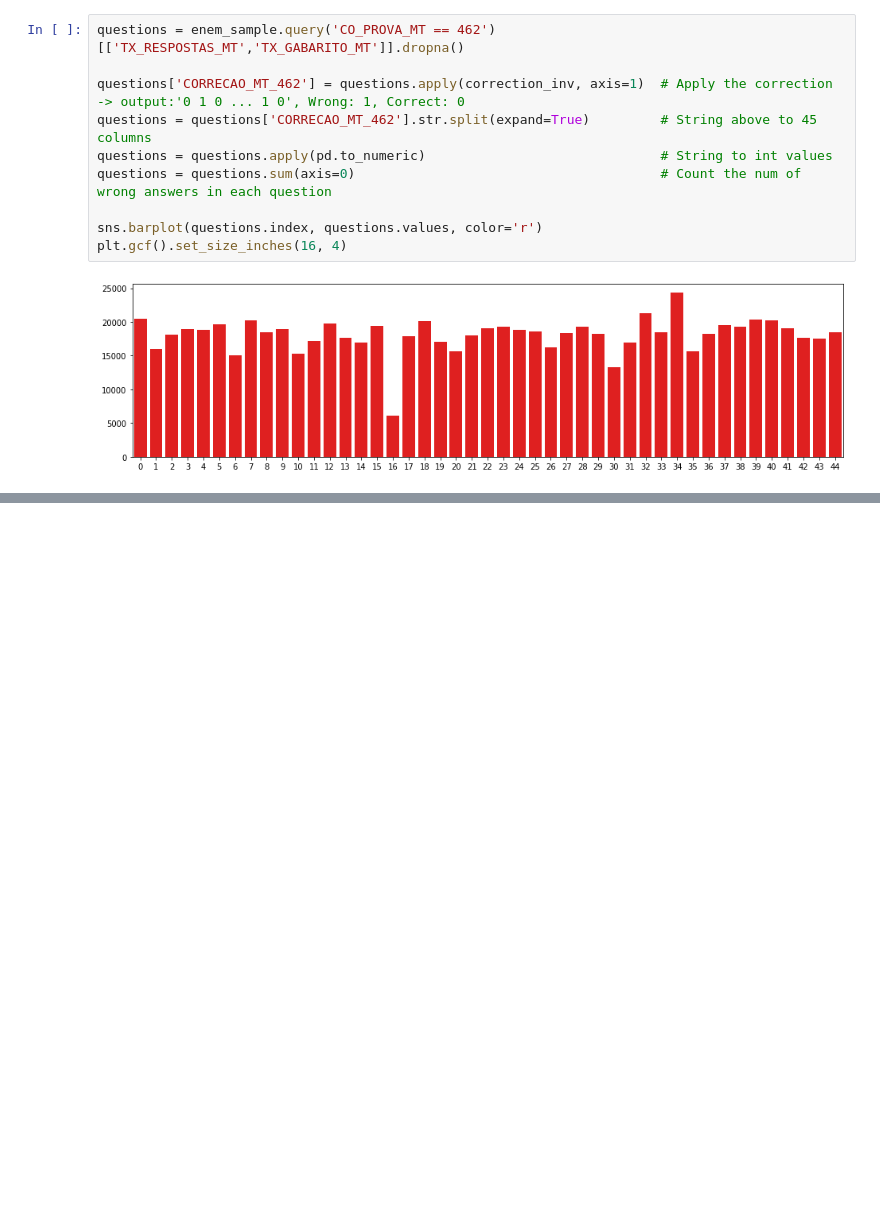
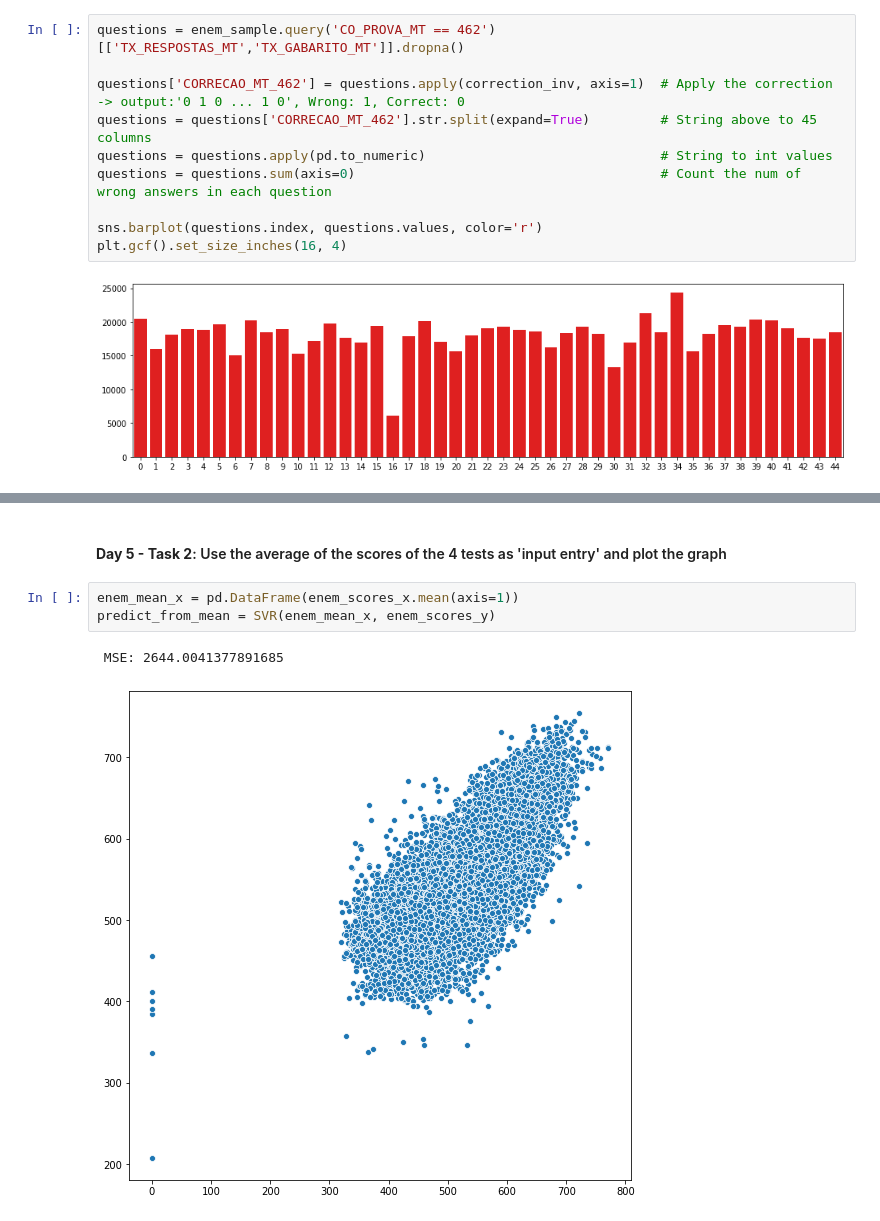
Before and after one commit to cardosorrenan/alura-QuarentenaDados, a Jupyter notebook: EnemTasks.ipynb, the cells around one changed output, grey strips where cells are left out. Saved outputs shown, nothing was run; the diff lists cells and outputs as text; blank space fills up the shorter version.

```diff
--- a/EnemTasks.ipynb
+++ b/EnemTasks.ipynb
@@ -82,0 +113,8 @@ plt.gcf().set_size_inches(16, 4)
+# %% [markdown]
+#### **Day 5 - Task 2**: Use the average of the scores of the 4 tests as 'input entry' and plot the graph
+# %%
+enem_mean_x = pd.DataFrame(enem_scores_x.mean(axis=1))
+predict_from_mean = SVR(enem_mean_x, enem_scores_y)
+# %% [output]
+ MSE: 2644.0041377891685
+[figure, added]
```
Also changed, not shown: parts of 4 cells of this notebook.
